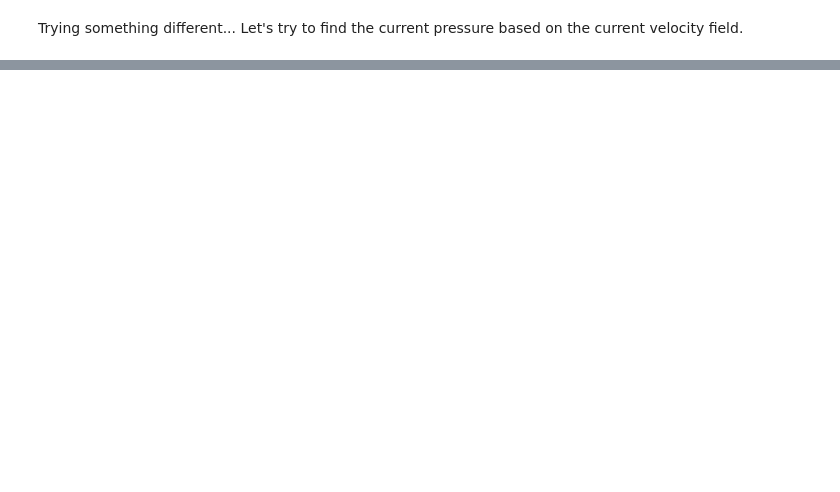
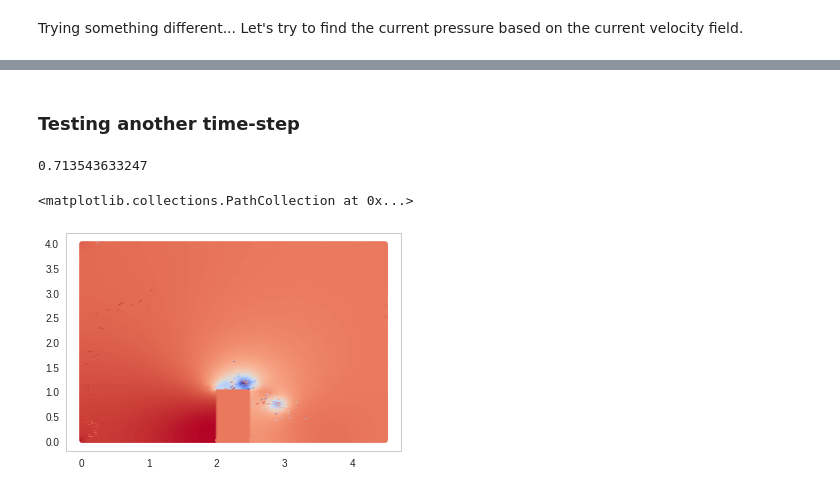
Before and after one commit to davibarreira/navierstokes-machine, a Jupyter notebook: NavierStokes-Machine.ipynb, the cells around one changed output, grey strips where cells are left out. Saved outputs shown, nothing was run; the diff lists cells and outputs as text; code cells hidden in the pictures; blank space fills up the shorter version.

```diff
--- a/NavierStokes-Machine.ipynb
+++ b/NavierStokes-Machine.ipynb
@@ -230,0 +234,61 @@ Now, let's try to find the velocity field from the current pressure field.
+# %% [markdown]
+### Testing another time-step
+# %%
+file_list = []
+file_list.append(pd.read_table('meshcoord.txt',sep="\s+"))
+file_list.append(pd.read_table('98/pressure.txt'))
+file_list.append(pd.read_csv('98/velocity.txt',sep="\s+"))
+df = pd.DataFrame()
+df = pd.concat(file_list,axis=1)
+df = df.drop(['vz','v','ccz'],axis=1)
+
+vx,ccx,ccy = np.histogram2d(df.ccx,df.ccy,weights=df.vx,bins=(225,200))
+vy,ccx,ccy = np.histogram2d(df.ccx,df.ccy,weights=df.vy,bins=(225,200))
+p,ccx,ccy = np.histogram2d(df.ccx,df.ccy,weights=df.pressure,bins=(225,200))
+_,ccx,ccy = np.histogram2d(df.ccx,df.ccy,weights=df.vx,bins=(224,199))
+o = np.zeros((225,200))
+xg, yg = np.meshgrid(np.arange(100,125,1),np.arange(0,50,1))
+for i in np.arange(100,125,1):
+    for j in np.arange(0,50,1):
+        o[i,j] = 1
+VY = np.vstack((np.zeros(200),vy,np.zeros(200)))
+VY = np.hstack((np.zeros((227,1)),VY,np.zeros((227,1))))
+VX = np.vstack((np.zeros(200),vx,np.zeros(200)))
+VX = np.hstack((np.zeros((227,1)),VX,np.zeros((227,1))))
+P = np.vstack((np.zeros(200),p,np.zeros(200)))
+P = np.hstack((np.zeros((227,1)),P,np.zeros((227,1))))
+O = np.vstack((np.ones(200)+5,o,np.ones(200)+2))
+O = np.hstack((np.ones((227,1)),O,np.ones((227,1))))
+VX = VX.T[::-1]
+VY = VY.T[::-1]
+P  = P.T[::-1]
+O  = O.T[::-1]
+
+plist = []
+for i in np.arange(1,201,1):
+    for j in np.arange(1,226,1):
+        plist.append({'pin':P[i,j],'pright':P[i,j-1],'pleft':P[i,j+1],
+                       'pup':P[i-1,j],'pdown':P[i+1,j],
+                      'vxin':VX[i,j],'vright':VX[i,j-1],'vleft':VX[i,j+1],
+                      'vup':VY[i-1,j],'vdown':VY[i+1,j],'vyin':VY[i,j],
+                      'oin':O[i,j],'oright':O[i,j-1],'oleft':O[i,j+1],
+                      'oup':O[i-1,j],'odown':O[i+1,j],
+                      'ccx':ccx[j-1],'ccy':ccy[-i]
+                     })
+data= pd.DataFrame(plist)
+datainput = data.drop(['pin','pleft','pright','pup','pdown','ccx','ccy'],axis=1).copy()
+dataoutput = data['pin'].copy()
+dataoutput = normalize(dataoutput)
+datainput  = normalize(datainput)
+
+X_train, X_test, y_train, y_test = train_test_split(datainput, dataoutput, test_size = 0.2, random_state = 20)
+clf = DecisionTreeRegressor(random_state=5)
+clf = clf.fit(X_train,y_train)
+predictions_test = clf.predict(X_test)
+predictions_train = clf.predict(X_train)
+print(r2_score(y_test,predictions_test))
+plt.scatter(data.ccx,data.ccy,c=clf.predict(datainput),s=20.,cmap='coolwarm')
+# %% [output]
+0.713543633247
+<matplotlib.collections.PathCollection at 0x...>
+[figure, added]
```
Also changed, not shown: parts of 25 cells of this notebook, 18 other files.
